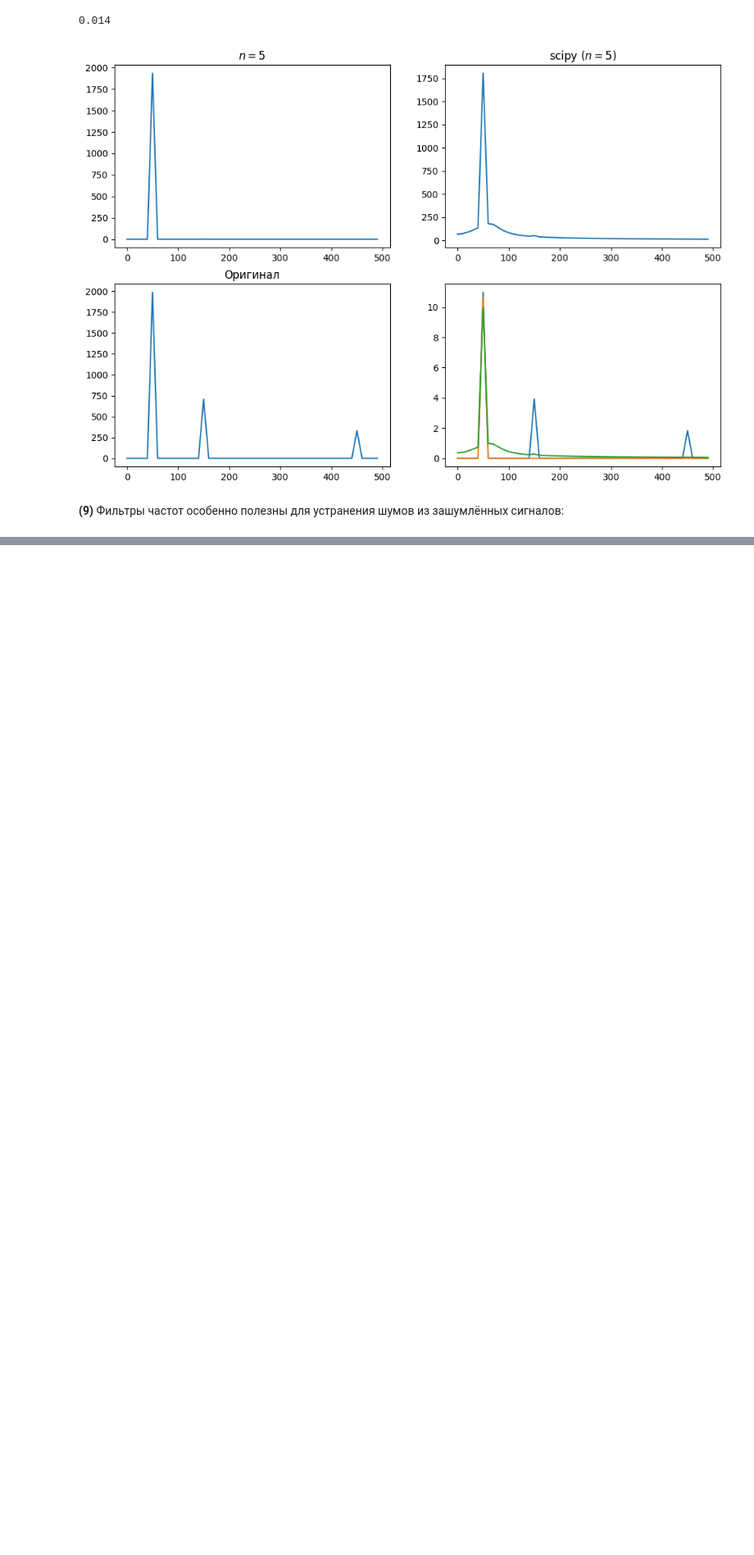
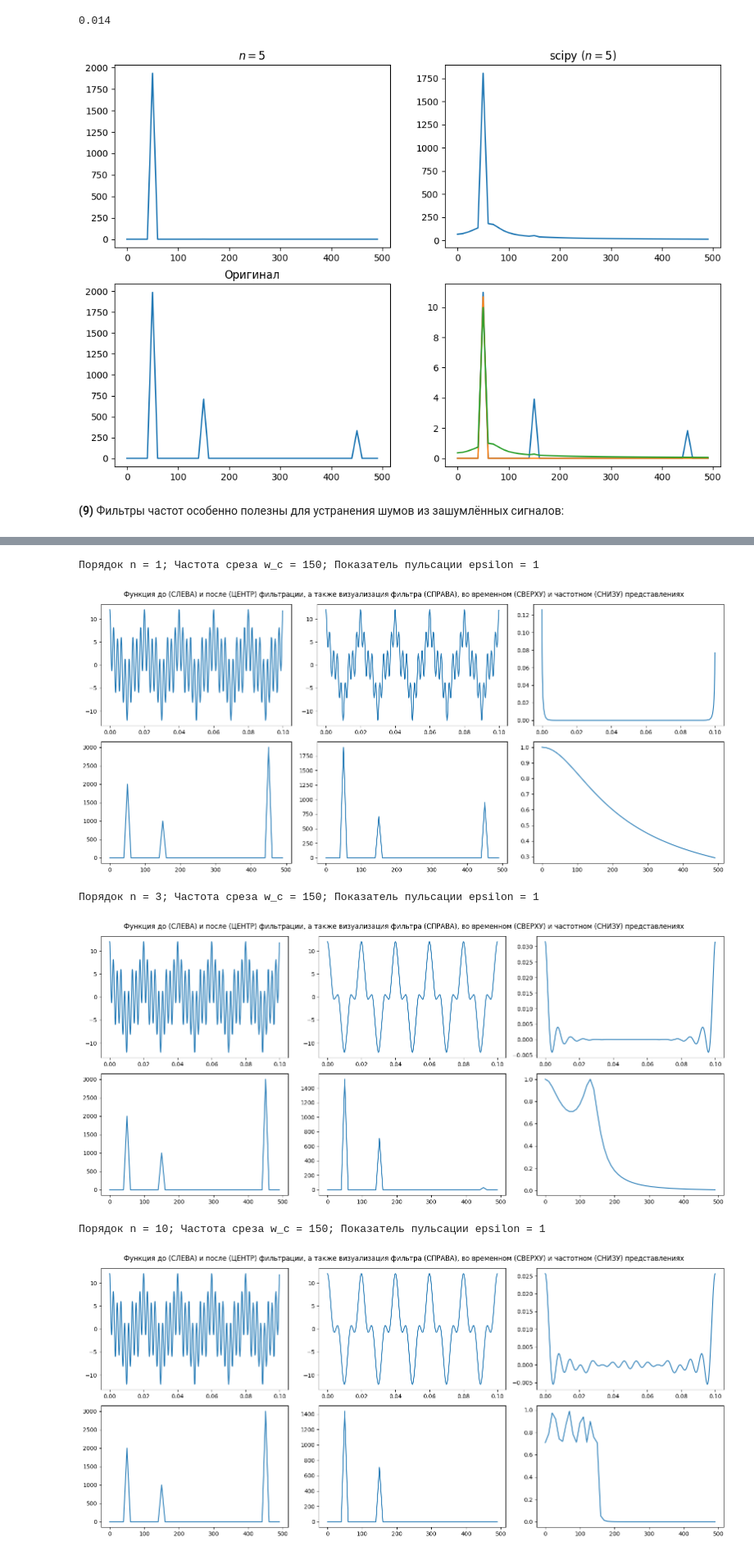
Before and after one commit to bakafox/digsigproc, a Jupyter notebook: Lab3/filters.ipynb, the cells around one changed output, grey strips where cells are left out. Shown at 82% size. Drawn from its saved outputs; the diff is of its cells as text; code cells hidden in the pictures; blank space fills up the shorter version.

```diff
--- a/Lab3/filters.ipynb
+++ b/Lab3/filters.ipynb
@@ -423,0 +393,6 @@ plt.show()
+# %%
+def cheb_polynom_T(n, x):
+    if n <= 1:
+        return x**n # Будет 1 при n=0, либо x при n=1
+    else:
+        return 2*x * cheb_polynom_T(n-1, x) - cheb_polynom_T(n-2, x)
@@ -423,0 +408,4 @@ plt.show()
+# %%
+def cheb_filter_T(n, w, w_c, epsilon):
+    T = cheb_polynom_T(n, (w/w_c))
+    return (1 / np.sqrt(1 + epsilon**2 * T**2))
@@ -423,0 +425,16 @@ plt.show()
+# %%
+print('Порядок n = 1; Частота среза w_c = 150; Показатель пульсации epsilon = 1')
+compare_original_filtered(cos_time, cos_frequencies, cos_total1, (lambda w, w_c: cheb_filter_T(1, w, w_c, 1)), 150, 10)
+
+print('Порядок n = 3; Частота среза w_c = 150; Показатель пульсации epsilon = 1')
+compare_original_filtered(cos_time, cos_frequencies, cos_total1, (lambda w, w_c: cheb_filter_T(3, w, w_c, 1)), 150, 10)
+
+print('Порядок n = 10; Частота среза w_c = 150; Показатель пульсации epsilon = 1')
+compare_original_filtered(cos_time, cos_frequencies, cos_total1, (lambda w, w_c: cheb_filter_T(10, w, w_c, 1)), 150, 10)
+# %% [output]
+Порядок n = 1; Частота среза w_c = 150; Показатель пульсации epsilon = 1
+[figure, added]
+Порядок n = 3; Частота среза w_c = 150; Показатель пульсации epsilon = 1
+[figure, added]
+Порядок n = 10; Частота среза w_c = 150; Показатель пульсации epsilon = 1
+[figure, added]
```
Also changed, not shown: parts of 21 cells of this notebook.
